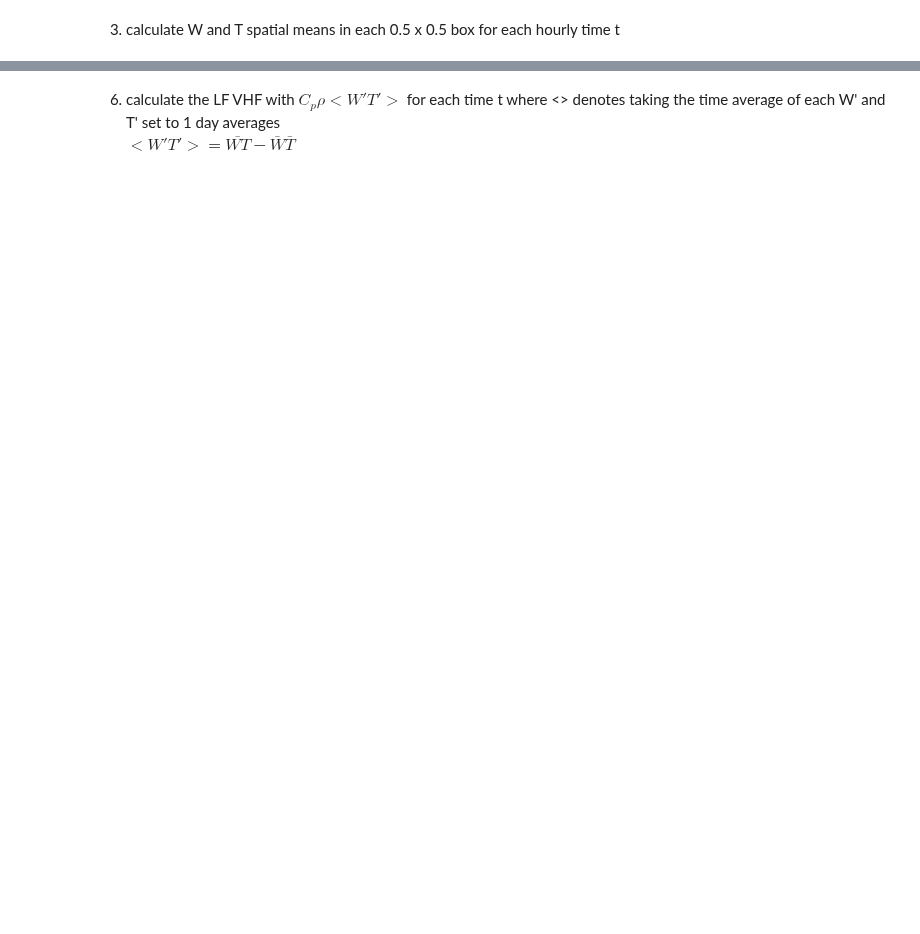
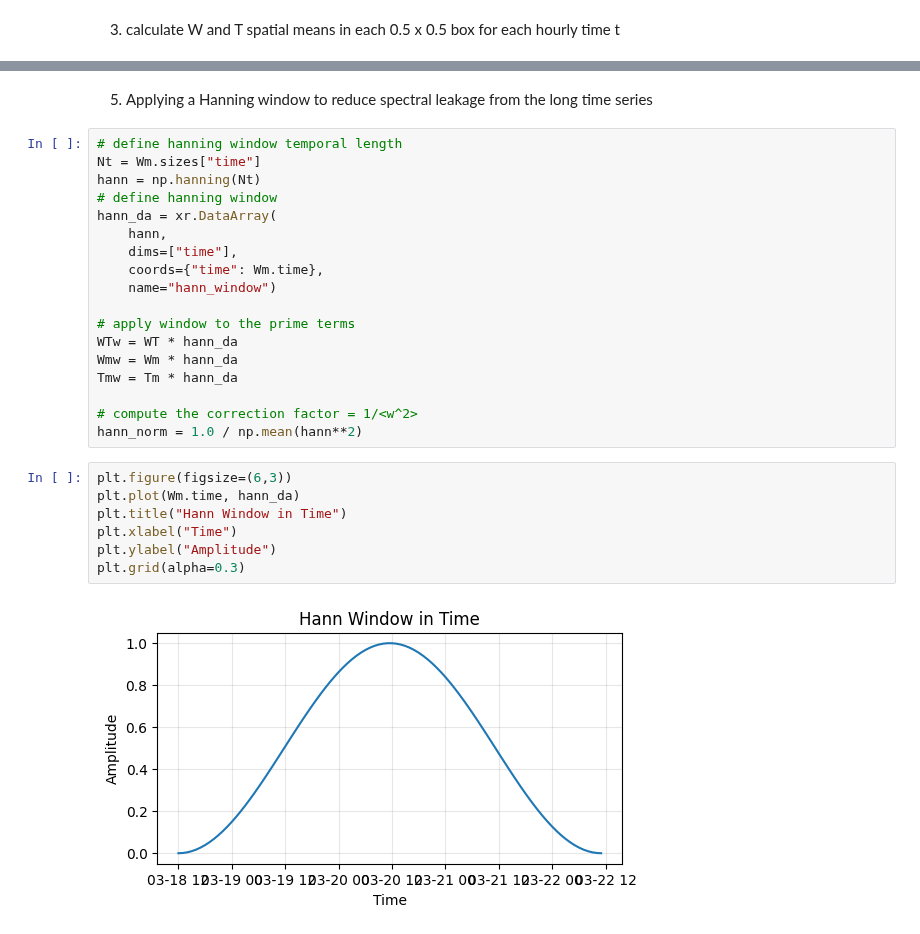
Before and after one commit to GHOpenonic/LLC_ocean_emulator, a Jupyter notebook: high_res_diagnostics/VHF/old/old_test_VHF.ipynb, the cells around one changed output, grey strips where cells are left out. Saved outputs shown, nothing was run; the diff lists cells and outputs as text; blank space fills up the shorter version.

```diff
--- a/high_res_diagnostics/VHF/test_vertical_heat_flux.ipynb
+++ b/high_res_diagnostics/VHF/old/old_test_VHF.ipynb
@@ -442,3 +477,29 @@ total_VHF = C_p * rho * LLC_testing['W40_prime'] * LLC_testing['T40_prime']
 # %% [markdown]
-6. calculate the LF VHF with $C_p \rho <W' T'>$ for each time t where <> denotes taking the time average of each W' and T' set to 1 day averages\
-$<W' T'> = \bar{WT} - \bar{W} \bar{T}$
+5. Applying a Hanning window to reduce spectral leakage from the long time series
+# %%
+# define hanning window temporal length
+Nt = Wm.sizes["time"]
+hann = np.hanning(Nt)
+# define hanning window
+hann_da = xr.DataArray(
+    hann,
+    dims=["time"],
+    coords={"time": Wm.time},
+    name="hann_window")
+
+# apply window to the prime terms
+WTw = WT * hann_da
+Wmw = Wm * hann_da
+Tmw = Tm * hann_da
+
+# compute the correction factor = 1/<w^2>
+hann_norm = 1.0 / np.mean(hann**2)
+# %%
+plt.figure(figsize=(6,3))
+plt.plot(Wm.time, hann_da)
+plt.title("Hann Window in Time")
+plt.xlabel("Time")
+plt.ylabel("Amplitude")
+plt.grid(alpha=0.3)
+# %% [output]
+[figure, added]
```
Also changed, not shown: parts of 38 cells of this notebook, 6 other files.
